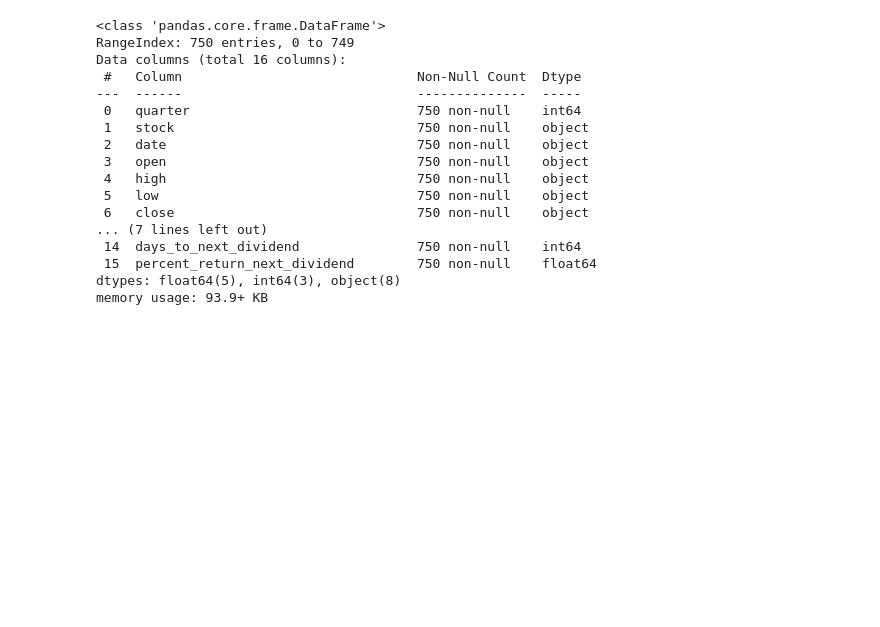
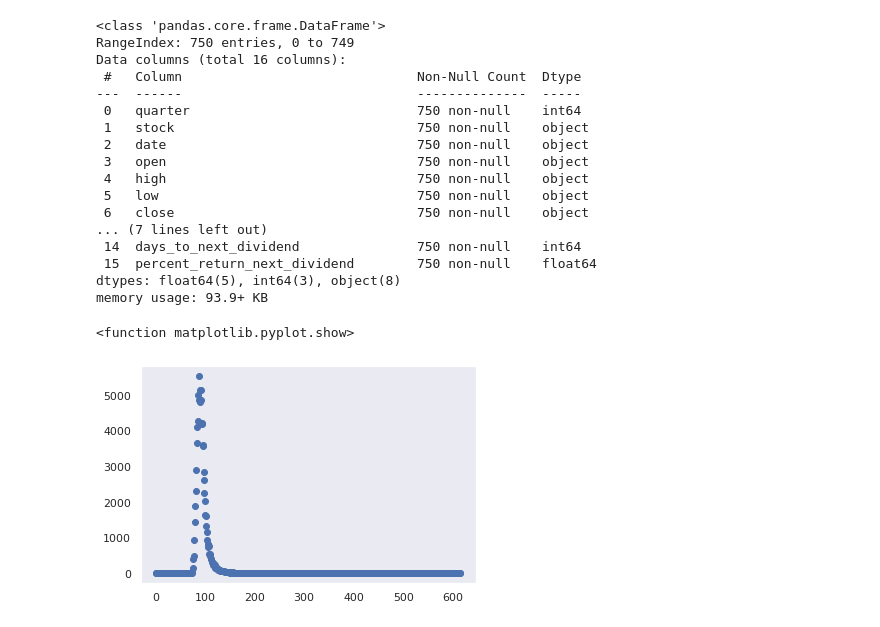
Before and after one commit to sota-ogawa/TU-math-study, a Jupyter notebook: Chap07_Ex_Cm.ipynb, the cells around one changed output. Saved outputs shown, nothing was run; the diff lists cells and outputs as text; code cells hidden in the pictures; blank space fills up the shorter version.

```diff
--- a/Chap07_Ex_Cm.ipynb
+++ b/Chap07_Ex_Cm.ipynb
@@ -99,3 +99,16 @@ Data columns (total 16 columns):
  15  percent_return_next_dividend        750 non-null    float64
 dtypes: float64(5), int64(3), object(8)
 memory usage: 93.9+ KB
+# %%
+#Matplotlib
+
+df = pd.read_excel('electron_photo.xlsx')
+ADC = df['ADC'].values
+number = df['number'].values
+
+plt.scatter(ADC,number)
+plt.grid()
+plt.show
+# %% [output]
+<function matplotlib.pyplot.show>
+[figure, added]
```
Also changed, not shown: parts of 1 cell of this notebook.
